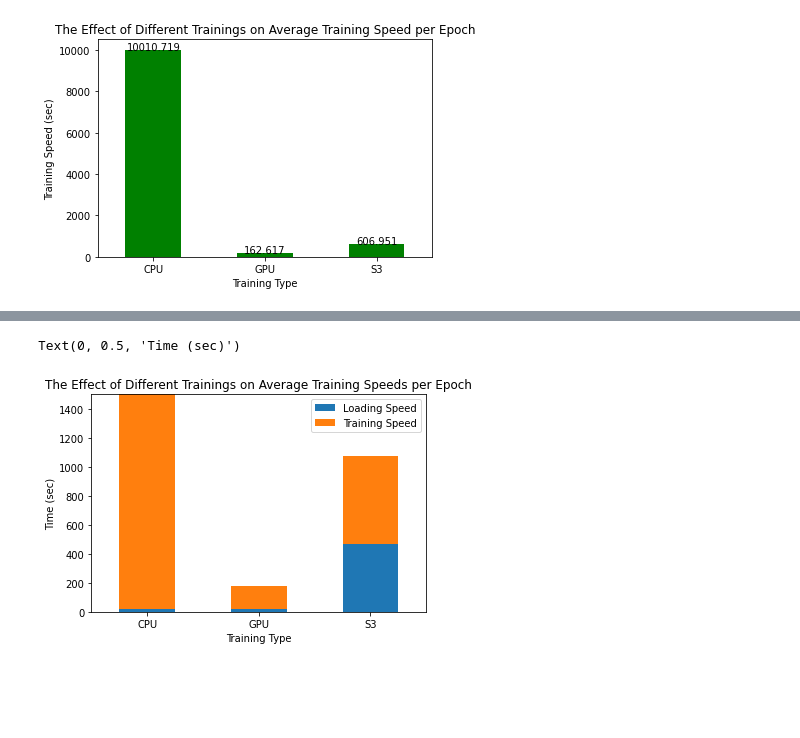
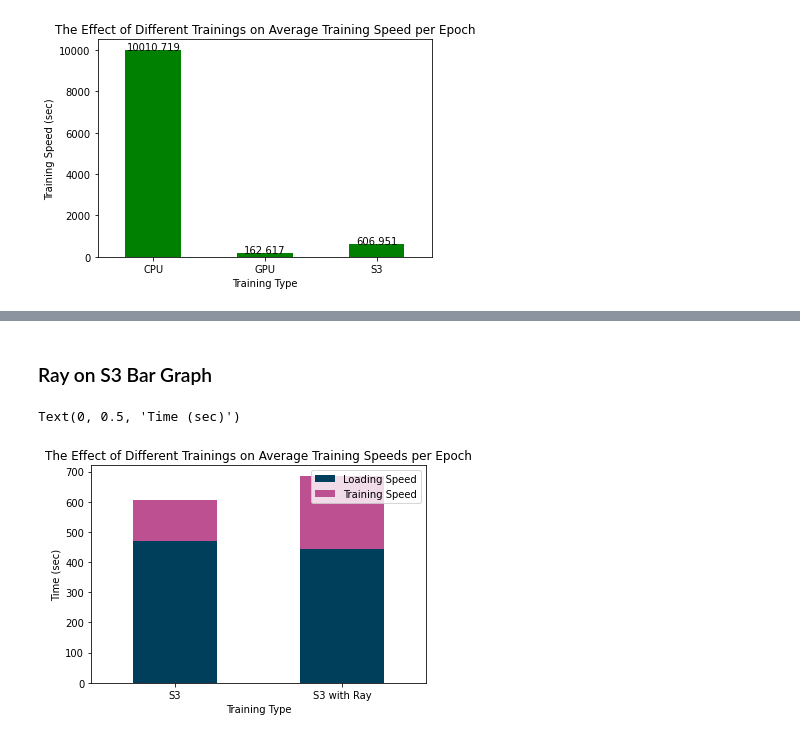
Before and after one commit to emyik/train-using-sion, a Jupyter notebook: plotData.ipynb, the cells around one changed output, grey strips where cells are left out. Cells and saved outputs as stored; diff of their text form; code cells hidden in the pictures; blank space fills up the shorter version.

Commit message:
Bar graphs for ray

```diff
--- a/plotData.ipynb
+++ b/plotData.ipynb
@@ -29,14 +36,19 @@ def addlabels(x,y):
     for i in range(len(x)):
         plt.text(i, y[i], y[i], ha = 'center')
 
-# GPU
-df = pd.read_csv("data/output.csv")
+df = pd.read_csv("data/gpu20.csv")
 df = df[df["type"] == 0]
 
-# CPU
-df1 = pd.read_csv("data/202206201415/cifar_resnet_buildin.csv")
+df1 = pd.read_csv("data/ray-gpu20.csv")
 df1 = df1[df1["type"] == 0]
 
-# S3
-df2 = pd.read_csv("data/s3output.csv")
+df2 = pd.read_csv("data/ray1-gpu20.csv")
 df2 = df2[df2["type"] == 0]
+
+df3 = pd.read_csv("data/s3.csv")
+df3 = df3[df3["type"] == 0]
+
+df4 = pd.read_csv("data/ray-s3.csv")
+df4 = df4[df4["type"] == 0]
+
+df4.head()
@@ -79,11 +108,14 @@ addlabels(xs, ys)
+# %% [markdown]
+### Ray on S3 Bar Graph
 # %%
-df3 = pd.DataFrame([['CPU', df1.iloc[-1]['loading'] / df1.iloc[-1]['epoch'], df1.iloc[-1]['duration'] / df1.iloc[-1]['epoch']], ['GPU', df.iloc[-1]['loading'] / df.iloc[-1]['epoch'], df.iloc[-1]['duration'] / df.iloc[-1]['epoch']], ['S3', df2.iloc[-1]['loading'] / df2.iloc[-1]['epoch'], df2.iloc[-1]['duration'] / df2.iloc[-1]['epoch']]],
-                  columns=['Training Type', 'Loading Speed', 'Training Speed'])
-df3.plot(x='Training Type', kind='bar', stacked=True,
-        title='The Effect of Different Trainings on Average Training Speeds per Epoch')
-plt.ylim(0, 1500)
+df6 = pd.DataFrame([
+        ['S3', df3.iloc[-1]['loading'] / df3.iloc[-1]['epoch'], df3.iloc[-1]['duration'] / df3.iloc[-1]['epoch'] - df3.iloc[-1]['loading'] / df3.iloc[-1]['epoch']],
+        ['S3 with Ray', df4.iloc[-1]['loading'] / df4.iloc[-1]['epoch'], df4.iloc[-1]['duration'] / df4.iloc[-1]['epoch'] - df4.iloc[-1]['loading'] / df4.iloc[-1]['epoch']]],
+        columns=['Training Type', 'Loading Speed', 'Training Speed'])
+df6.plot(x='Training Type', kind='bar', stacked=True,
+        title='The Effect of Different Trainings on Average Training Speeds per Epoch', color=['#003f5c', '#bc5090'])
 plt.xticks(rotation=0, horizontalalignment="center")
 plt.ylabel("Time (sec)")
 # %% [output]
 Text(0, 0.5, 'Time (sec)')
-[figure, old version]
+[figure, new version]
```
Also changed, not shown: parts of 5 cells of this notebook.
